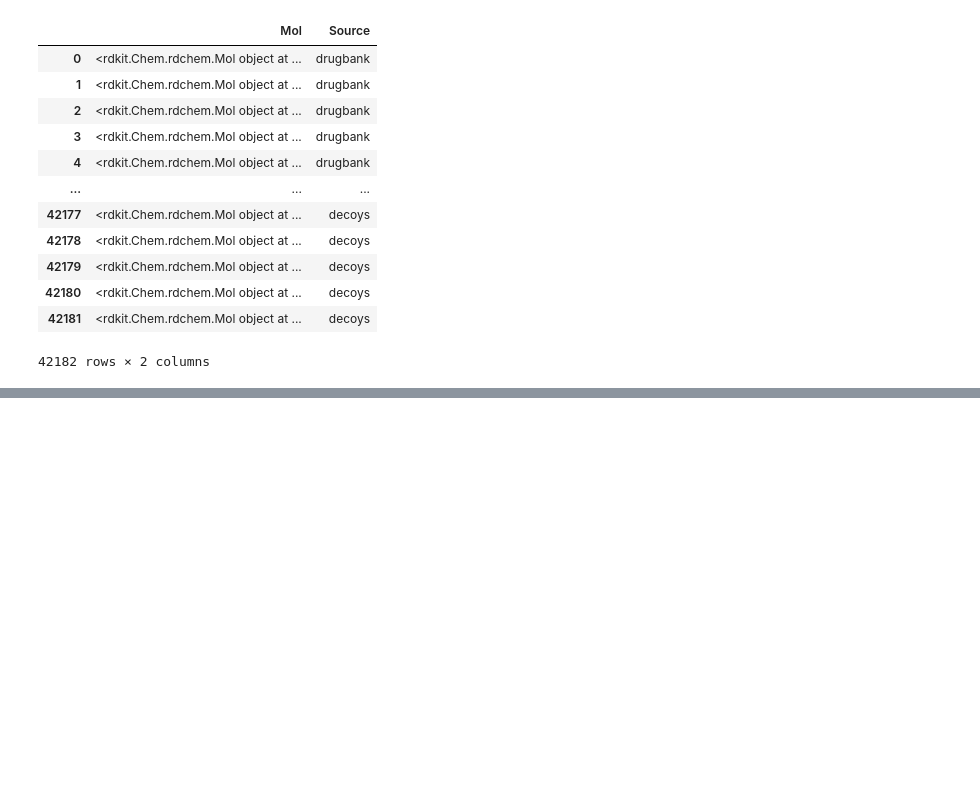
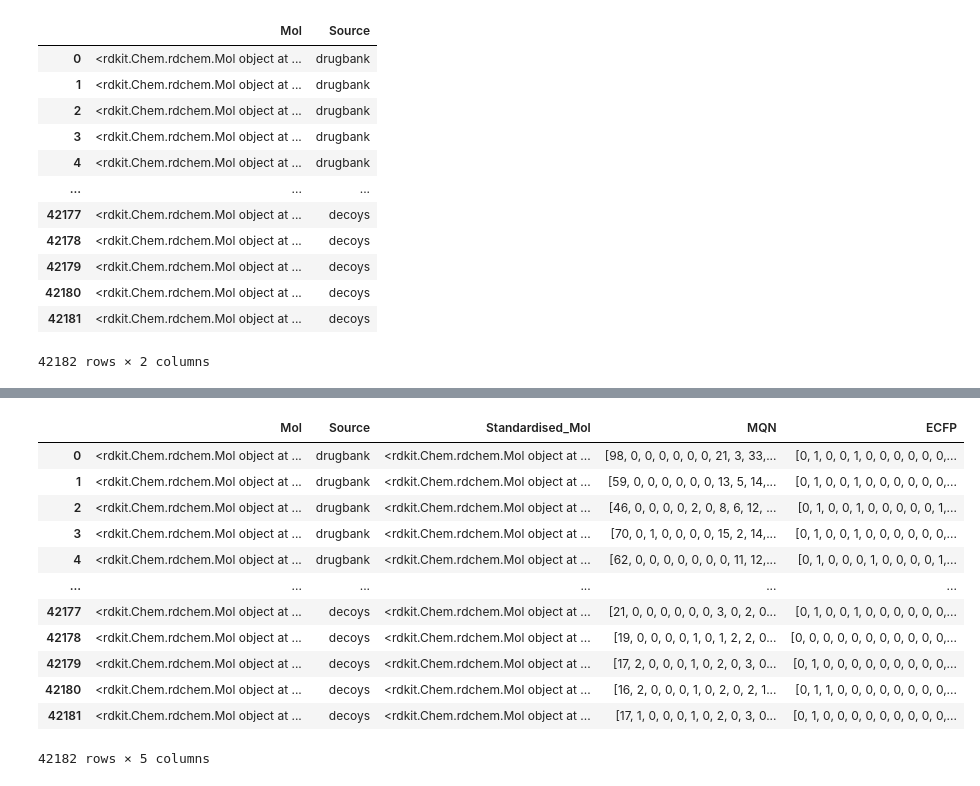
Before and after one commit to lich-uct/cdd2023, a Jupyter notebook: fulopj/jp_ntb/cdd_12_modeling_standardization.ipynb, the cells around one changed output, grey strips where cells are left out. Drawn from its saved outputs; the diff is of its cells as text; code cells hidden in the pictures; blank space fills up the shorter version.

```diff
--- a/fulopj/jp_ntb/cdd_12_modeling_standardization.ipynb
+++ b/fulopj/jp_ntb/cdd_12_modeling_standardization.ipynb
@@ -121,7 +123,7 @@ drug_bank = [[mol, 'drugbank'] for mol in suppl if mol]
 
 with gzip.open("../data/actives_final.sdf.gz") as sdf:
     supp_actives = Chem.ForwardSDMolSupplier(sdf)
-    actives = [[mol, 'acives'] for mol in supp_actives if mol]
+    actives = [[mol, 'actives'] for mol in supp_actives if mol]
 
 with gzip.open("../data/decoys_final.sdf.gz") as sdf:
     supp_decoys = Chem.ForwardSDMolSupplier(sdf)
@@ -152,5 +154,5 @@ df
 
 df['Standardised_Mol'] = df['Mol'].apply(standardize)
 
-df['Mol_InChI_Key'] = df['Mol'].apply(lambda x: Chem.MolToInchiKey(x))
-df['Standardised_InChI_Key'] = df['Standardised_Mol'].apply(lambda x: Chem.MolToInchiKey(x) if x else None)
+# df['Mol_InChI_Key'] = df['Mol'].apply(lambda x: Chem.MolToInchiKey(x))
+# df['Standardised_InChI_Key'] = df['Standardised_Mol'].apply(lambda x: Chem.MolToInchiKey(x) if x else None)
@@ -198,0 +199,16 @@ Number of changed InChI keys: 26092
+# %%
+df
+# %% [output]
+|  | Mol | Source | Standardised_Mol | MQN | ECFP |
+| 0 | <rdkit.Chem.rdchem.Mol object at ... | drugbank | <rdkit.Chem.rdchem.Mol object at ... | [98, 0, 0, 0, 0, 0, 0, 21, 3, 33,... | [0, 1, 0, 0, 1, 0, 0, 0, 0, 0, 0,... |
+| 1 | <rdkit.Chem.rdchem.Mol object at ... | drugbank | <rdkit.Chem.rdchem.Mol object at ... | [59, 0, 0, 0, 0, 0, 0, 13, 5, 14,... | [0, 1, 0, 0, 1, 0, 0, 0, 0, 0, 0,... |
+| 2 | <rdkit.Chem.rdchem.Mol object at ... | drugbank | <rdkit.Chem.rdchem.Mol object at ... | [46, 0, 0, 0, 0, 2, 0, 8, 6, 12, ... | [0, 1, 0, 0, 1, 0, 0, 0, 0, 0, 1,... |
+| 3 | <rdkit.Chem.rdchem.Mol object at ... | drugbank | <rdkit.Chem.rdchem.Mol object at ... | [70, 0, 1, 0, 0, 0, 0, 15, 2, 14,... | [0, 1, 0, 0, 1, 0, 0, 0, 0, 0, 0,... |
+| 4 | <rdkit.Chem.rdchem.Mol object at ... | drugbank | <rdkit.Chem.rdchem.Mol object at ... | [62, 0, 0, 0, 0, 0, 0, 0, 11, 12,... | [0, 1, 0, 0, 0, 1, 0, 0, 0, 0, 1,... |
+| ... | ... | ... | ... | ... | ... |
+| 42177 | <rdkit.Chem.rdchem.Mol object at ... | decoys | <rdkit.Chem.rdchem.Mol object at ... | [21, 0, 0, 0, 0, 0, 0, 3, 0, 2, 0... | [0, 1, 0, 0, 1, 0, 0, 0, 0, 0, 0,... |
+| 42178 | <rdkit.Chem.rdchem.Mol object at ... | decoys | <rdkit.Chem.rdchem.Mol object at ... | [19, 0, 0, 0, 0, 1, 0, 1, 2, 2, 0... | [0, 0, 0, 0, 0, 0, 0, 0, 0, 0, 0,... |
+| 42179 | <rdkit.Chem.rdchem.Mol object at ... | decoys | <rdkit.Chem.rdchem.Mol object at ... | [17, 2, 0, 0, 0, 1, 0, 2, 0, 3, 0... | [0, 1, 0, 0, 0, 0, 0, 0, 0, 0, 0,... |
+| 42180 | <rdkit.Chem.rdchem.Mol object at ... | decoys | <rdkit.Chem.rdchem.Mol object at ... | [16, 2, 0, 0, 0, 1, 0, 2, 0, 2, 1... | [0, 1, 1, 0, 0, 0, 0, 0, 0, 0, 0,... |
+| 42181 | <rdkit.Chem.rdchem.Mol object at ... | decoys | <rdkit.Chem.rdchem.Mol object at ... | [17, 1, 0, 0, 0, 1, 0, 2, 0, 3, 0... | [0, 1, 0, 0, 0, 0, 0, 0, 0, 0, 0,... |
+42182 rows × 5 columns
```
Also changed, not shown: parts of 26 cells of this notebook, 2 other files.
